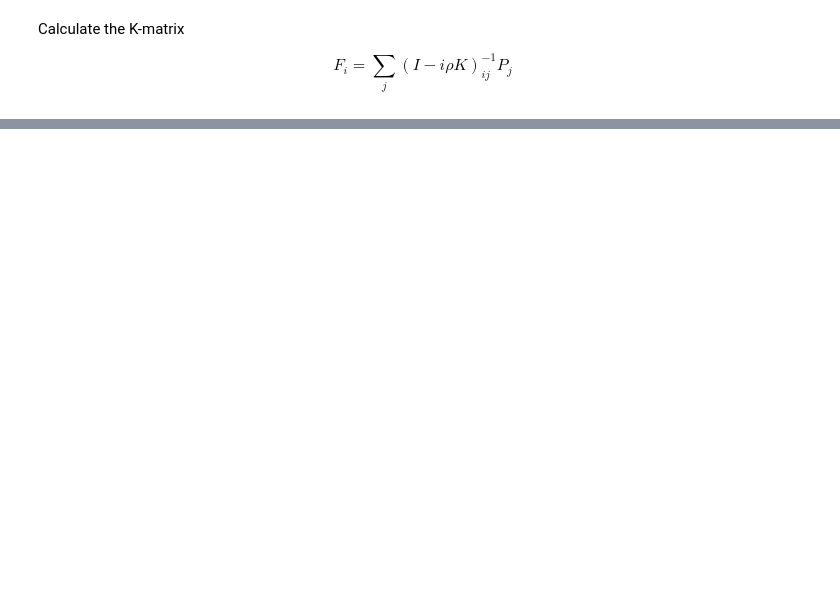
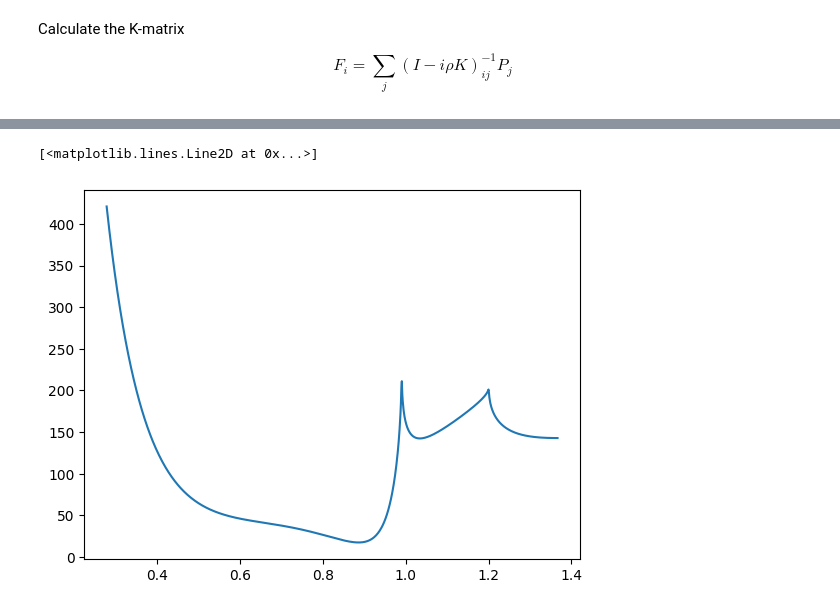
Before and after one commit to cpviolation/tfa_examples, a Jupyter notebook: notebooks/study_lineshapes.ipynb, the cells around one changed output, grey strips where cells are left out. Drawn from its saved outputs; the diff is of its cells as text; code cells hidden in the pictures; blank space fills up the shorter version.

Commit message:
added numpy version of jordis kmatrix

```diff
--- a/notebooks/study_lineshapes.ipynb
+++ b/notebooks/study_lineshapes.ipynb
@@ -1131,3 +1192,30 @@ def Kmatrix_jordi(s, g, ma, beta, f_prod_1, K_matrix_sprod):
 	F_0 = value0 + value1
 
 	return F_0
+# %%
+def complex_from_polar(r, phi):
+    """Convert polar coordinates to complex number"""
+    return r * np.exp(1j * phi)
+# %%
+g_poles_np = [ [0.22889, -0.55377, 0, -0.39899, -0.34639],
+                [0.94128, 0.55095, 0, 0.39065, 0.31503],
+                [0.36856, 0.23888, 0.55639, 0.18340, 0.18681],
+                        [0.33650, 0.40907, 0.85679, 0.19906, -0.00984],
+                        [0.18171, -0.17558, -0.79658, -0.00355, 0.22358]]
+m_poles_np =  [0.651, 1.2036, 1.55817, 1.21, 1.82206]
+b_poles_np = [complex_from_polar(3.122415682166643, 7.928823290976309),
+              complex_from_polar(11.139907856904129, 4.948420661321371),
+              complex_from_polar(29.146102368470210, -0.053588781806890),
+              complex_from_polar(6.631556203215280, -8.455370251307063),
+              complex_from_polar(0.0, 0.0)]
+fprod1_np = [complex_from_polar(-4.724094278696236, -6.511009103363590),
+             complex_from_polar(-23.289333360304212, -12.215597571354197),
+             complex_from_polar(-1.860311896516422, -32.982507366353126),
+             complex_from_polar(-13.638752211193912, -22.339804683783186),
+             complex_from_polar(0.0 ,0.0)]
+fij_np = [ [  0.23399,  0.15044, -0.20545,  0.32825,  0.35412],
+                   [  0.15044, 0, 0, 0, 0],
+                   [ -0.20545, 0, 0, 0, 0],
+                   [  0.32825, 0, 0, 0, 0],
+                   [  0.35412, 0, 0, 0, 0]]
+K_matrix_sprod_np = -0.070000000000000
@@ -1137,0 +1473,7 @@ TypeError: The `real` and `imag` components have incorrect types: float64 float3
+# %%
+km_jordi_np_vals = [Kmatrix_jordi_np(v, g_poles_np, m_poles_np, b_poles_np, fprod1_np, fij_np, K_matrix_sprod_np, masses_poles) for v in xplsq]
+km_jordi_np_dens = np.pow(np.abs(km_jordi_np_vals),2)
+plt.plot(xplsq, km_jordi_np_dens, label='ππ_np')
+# %% [output]
+[<matplotlib.lines.Line2D at 0x...>]
+[figure, added]
```
Also changed, not shown: parts of 25 cells of this notebook.
